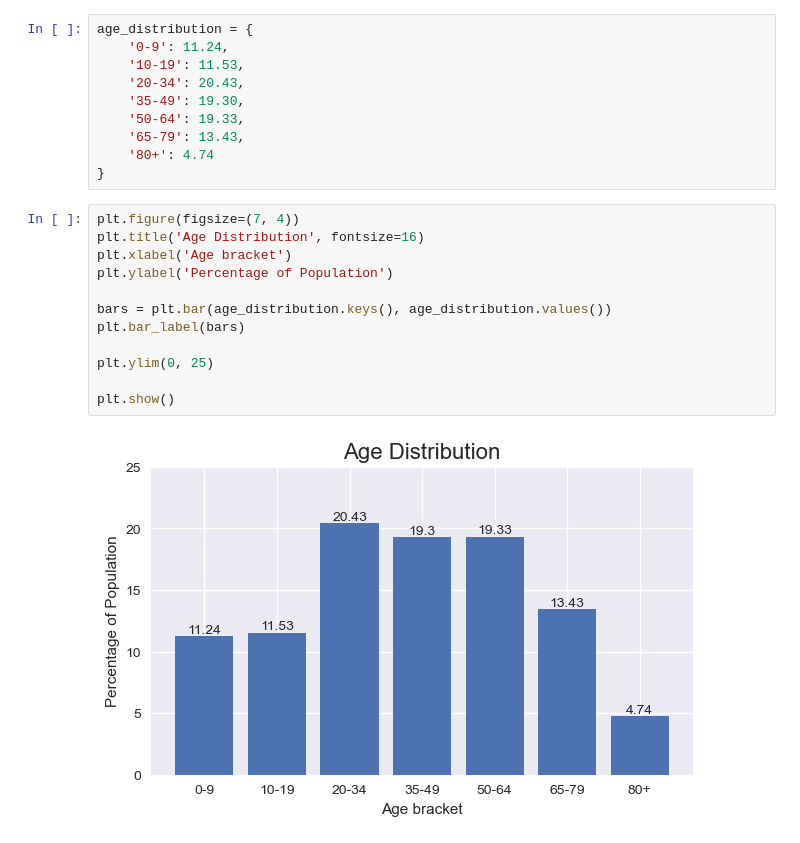
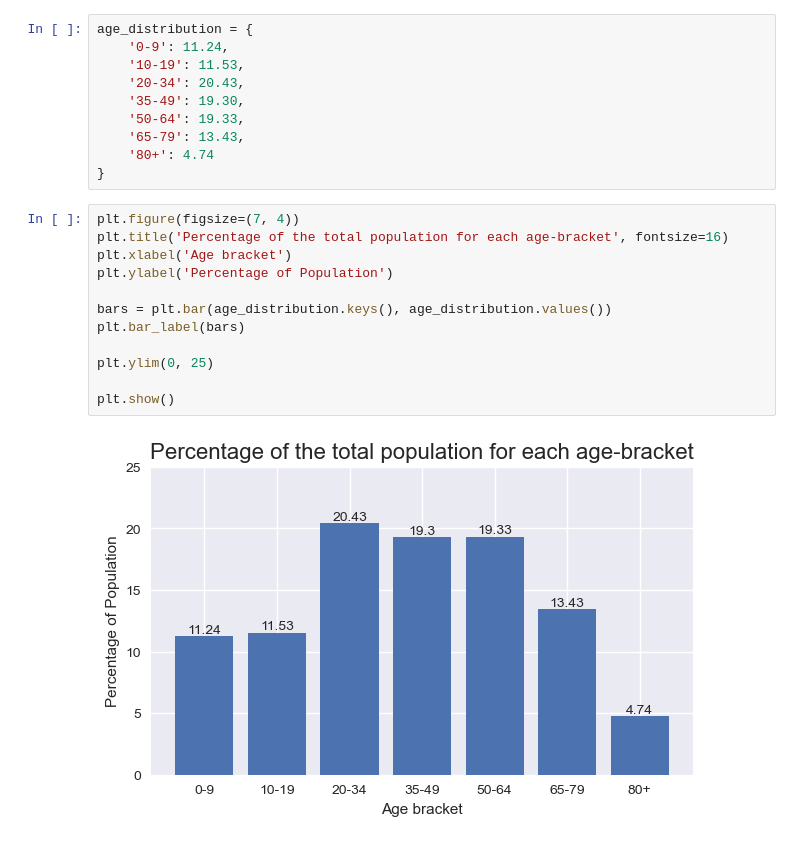
Before and after one commit to lucaswarwick02/Part-III-Individual-Project, a Jupyter notebook: notebooks/age_distribution.ipynb, the cells around one changed output. Drawn from its saved outputs; the diff is of its cells as text.

Commit message:
Add/Edit baseline results and distribution plots

```diff
--- a/notebooks/age_distribution.ipynb
+++ b/notebooks/age_distribution.ipynb
@@ -19,15 +19,15 @@ age_distribution = {
 }
 # %%
 plt.figure(figsize=(7, 4))
-plt.title('Age Distribution', fontsize=16)
+plt.title('Percentage of the total population for each age-bracket', fontsize=16)
 plt.xlabel('Age bracket')
 plt.ylabel('Percentage of Population')
 
 bars = plt.bar(age_distribution.keys(), age_distribution.values())
 plt.bar_label(bars)
 
 plt.ylim(0, 25)
 
 plt.show()
 # %% [output]
-[figure, old version]
+[figure, new version]
```
Also changed, not shown: 2 other files.
